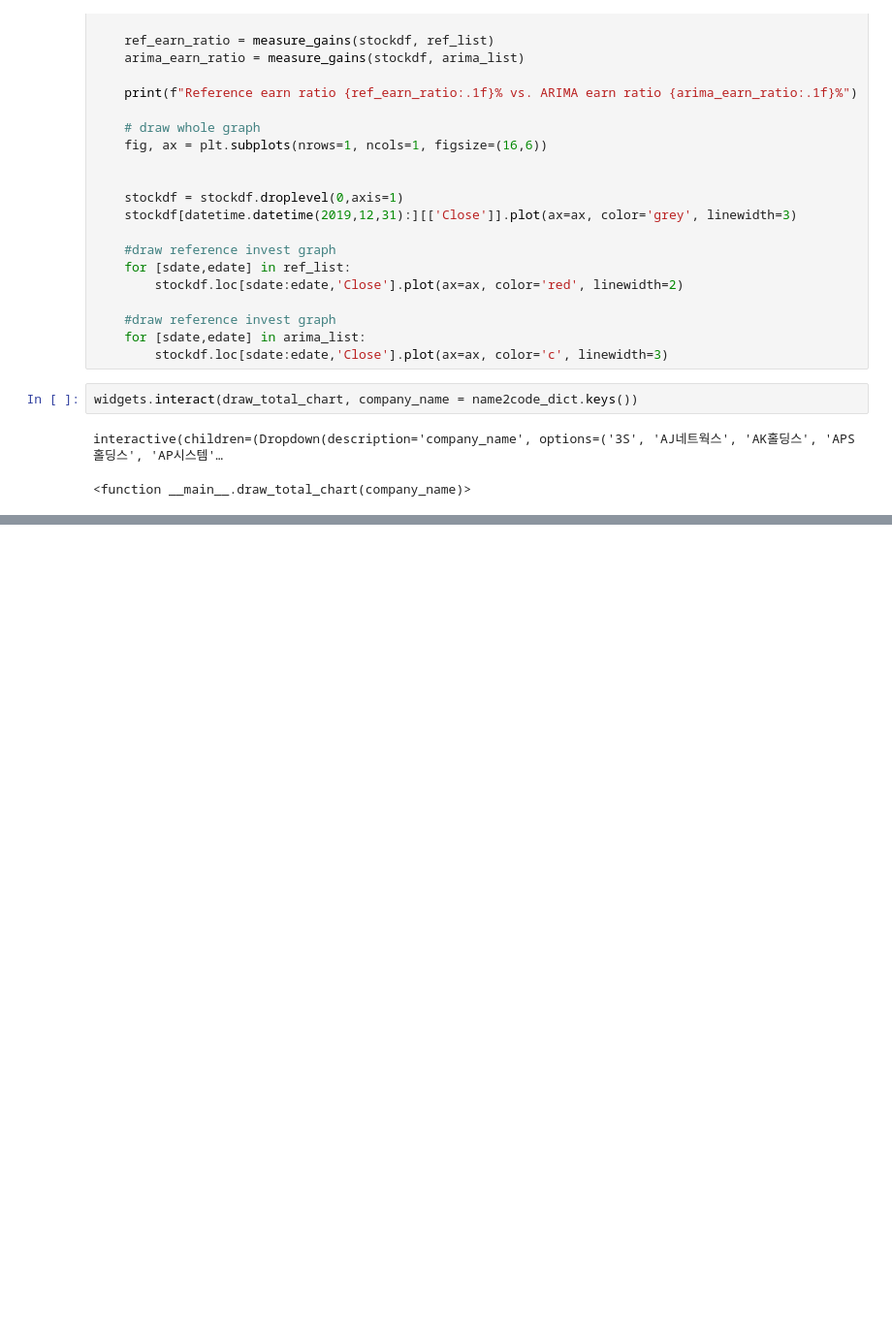
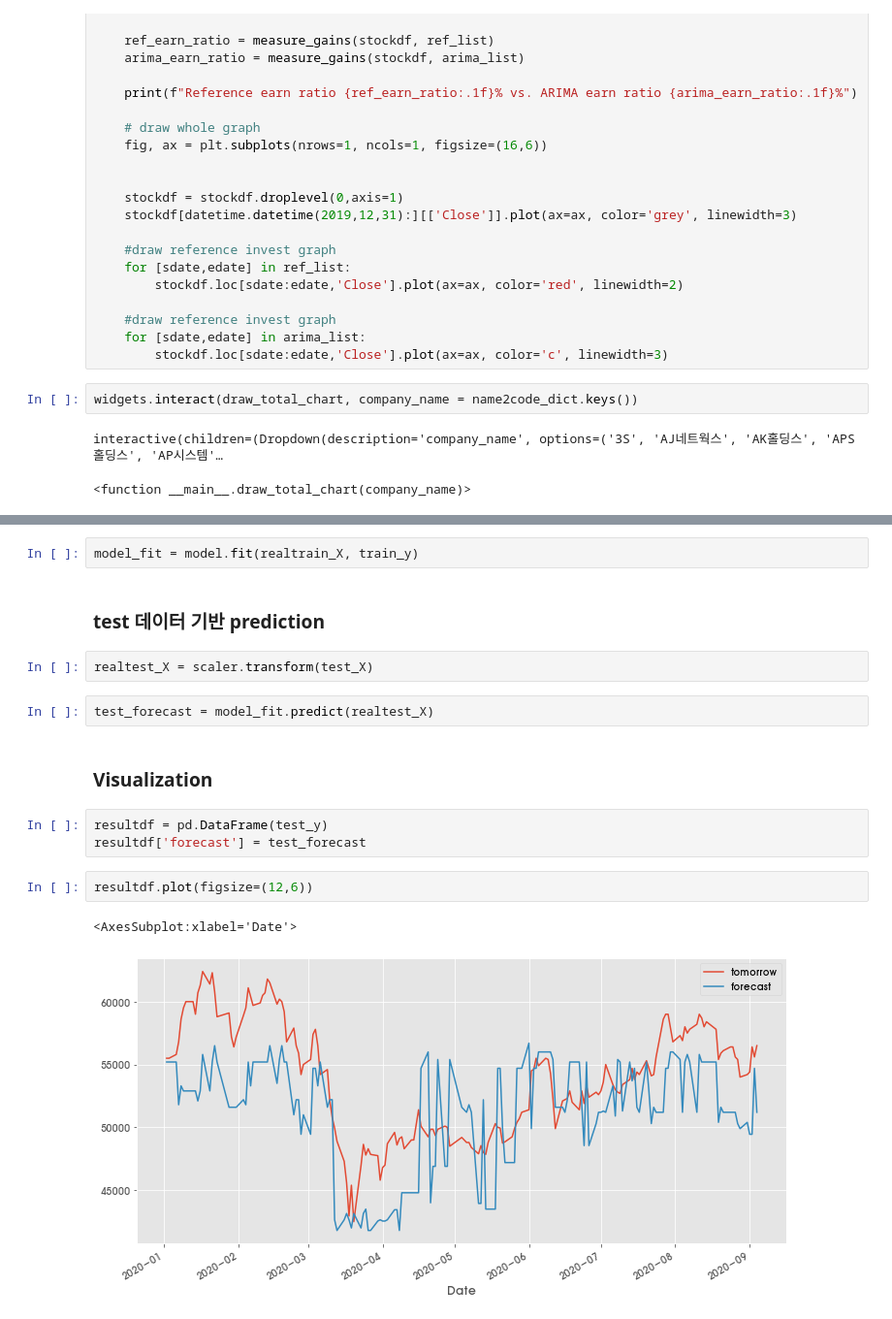
Before and after one commit to sumyeon/python_analytics_atoz, a Jupyter notebook: financial_analysis_v2.ipynb, the cells around one changed output, grey strips where cells are left out. Shown at 97% size. Drawn from its saved outputs; the diff is of its cells as text; blank space fills up the shorter version.

```diff
--- a/financial_analysis_v2.ipynb
+++ b/financial_analysis_v2.ipynb
@@ -850,0 +907,18 @@ interactive(children=(Dropdown(description='company_name', options=('3S', 'AJ네
+# %%
+model_fit = model.fit(realtrain_X, train_y)
+# %% [markdown]
+### test 데이터 기반 prediction
+# %%
+realtest_X = scaler.transform(test_X)
+# %%
+test_forecast = model_fit.predict(realtest_X)
+# %% [markdown]
+### Visualization
+# %%
+resultdf = pd.DataFrame(test_y)
+resultdf['forecast'] = test_forecast
+# %%
+resultdf.plot(figsize=(12,6))
+# %% [output]
+<AxesSubplot:xlabel='Date'>
+[figure, added]
```
Also changed, not shown: parts of 36 cells of this notebook.
